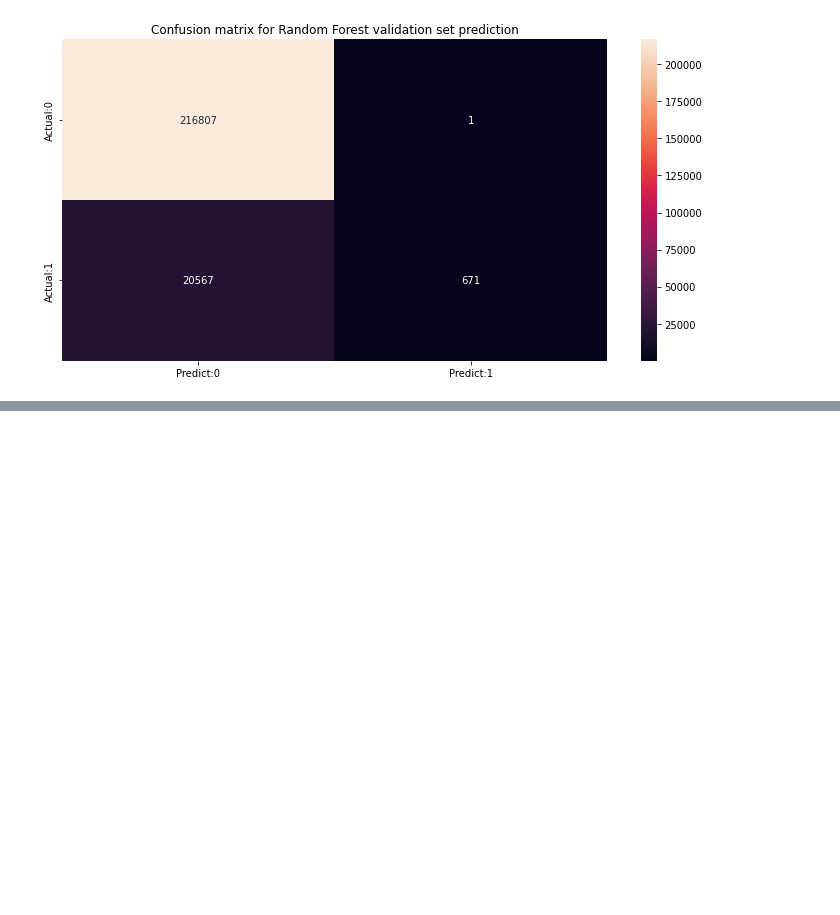
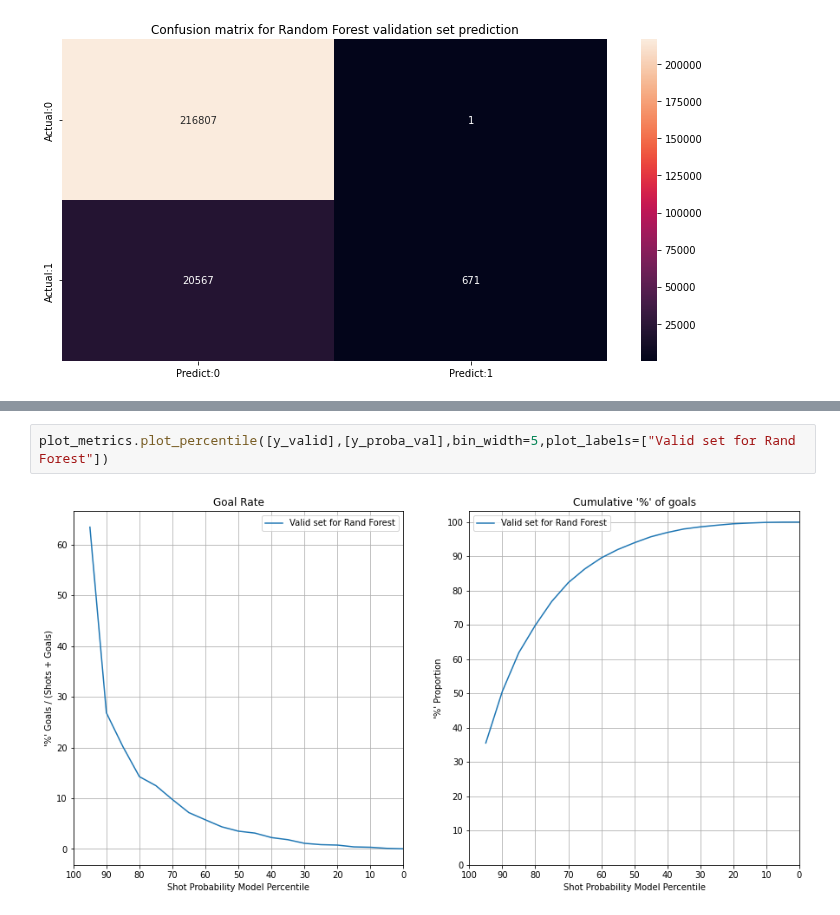
Before and after one commit to M0rph3e/ift6758-project-main, a Jupyter notebook: notebooks/try_your_best_shot.ipynb, the cells around one changed output, grey strips where cells are left out. Drawn from its saved outputs; the diff is of its cells as text; blank space fills up the shorter version.

```diff
--- a/notebooks/try_your_best_shot.ipynb
+++ b/notebooks/try_your_best_shot.ipynb
@@ -470,0 +471,4 @@ AssertionError: ignored
+# %%
+plot_metrics.plot_percentile([y_valid],[y_proba_val],bin_width=5,plot_labels=["Valid set for Rand Forest"])
+# %% [output]
+[figure, added]
```
Also changed, not shown: parts of 2 cells of this notebook.
